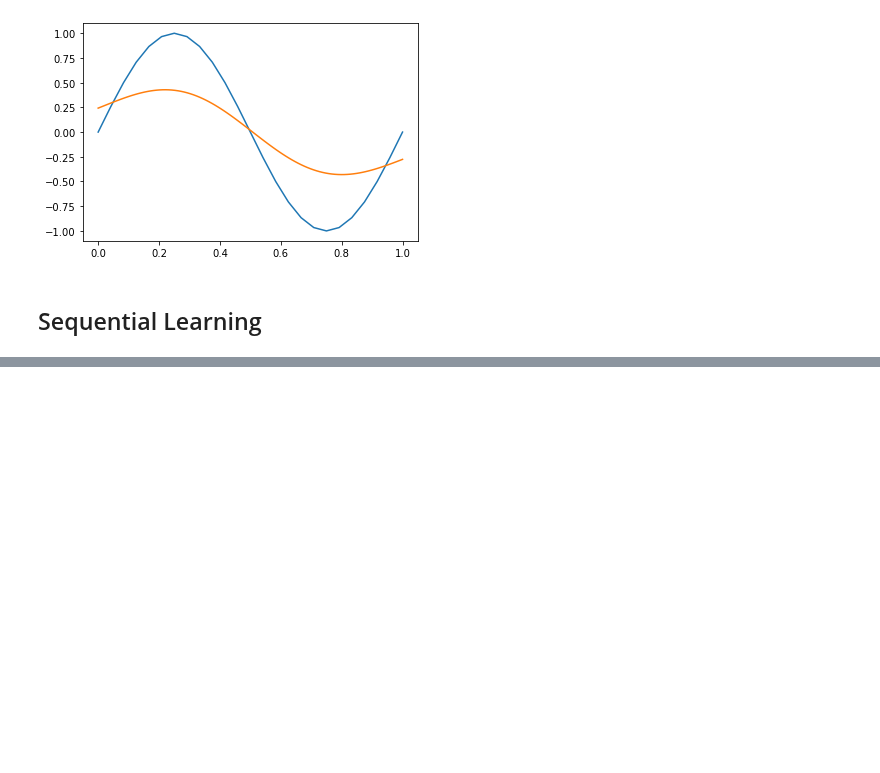
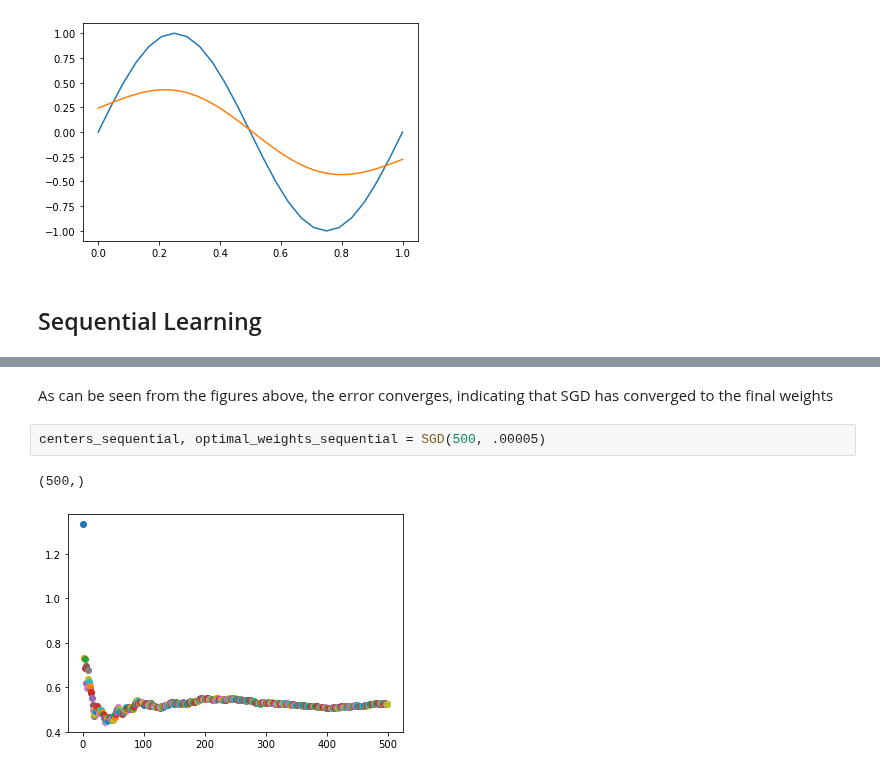
Before and after one commit to graterollin/PRML, a Jupyter notebook: hw3/HW3.ipynb, the cells around one changed output, grey strips where cells are left out. Saved outputs shown, nothing was run; the diff lists cells and outputs as text; blank space fills up the shorter version.

```diff
--- a/hw3/HW3.ipynb
+++ b/hw3/HW3.ipynb
@@ -648,0 +441,7 @@ plt.plot(testing_set_sequential, sequential_learned_model_testing)
+# %% [markdown]
+As can be seen from the figures above, the error converges, indicating that SGD has converged to the final weights
+# %%
+centers_sequential, optimal_weights_sequential = SGD(500, .00005)
+# %% [output]
+(500,)
+[figure, added]
```
Also changed, not shown: parts of 19 cells of this notebook.
